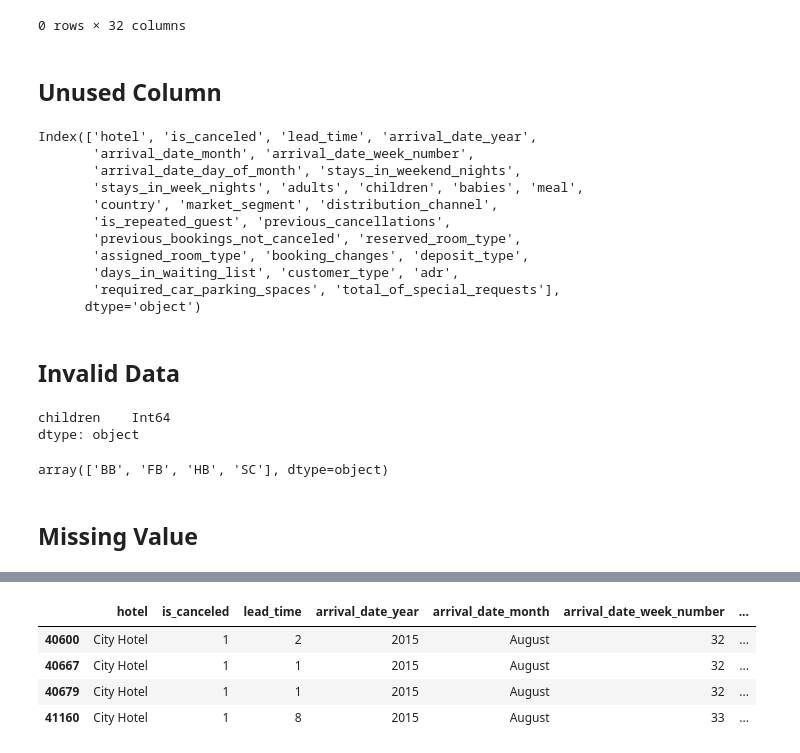
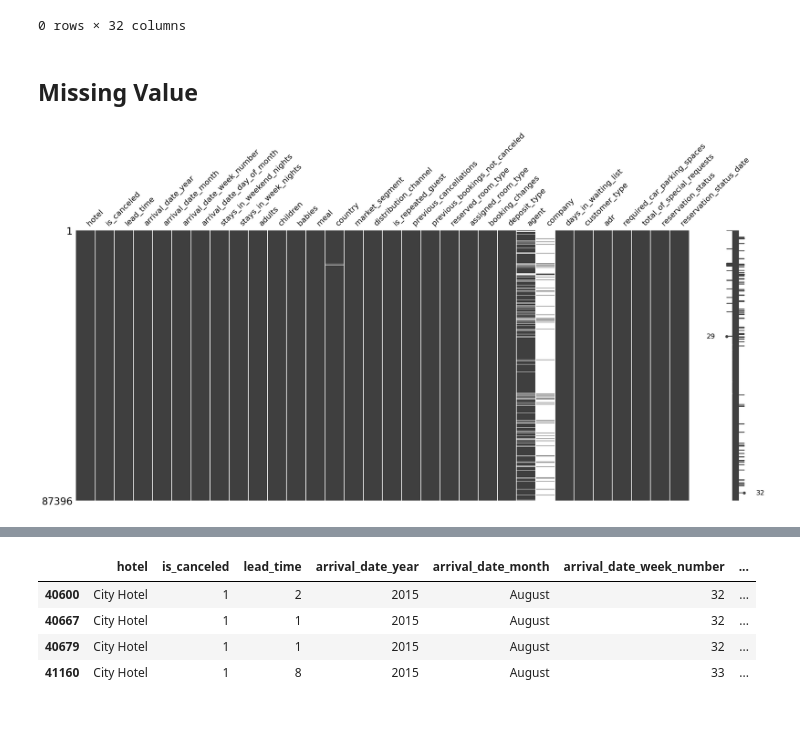
Before and after one commit to garudapaksi-yusuf/Hotel_Booking_Demand, a Jupyter notebook: Hotel_Bookings.ipynb, the cells around one changed output, grey strips where cells are left out. Saved outputs shown, nothing was run; the diff lists cells and outputs as text; code cells hidden in the pictures; blank space fills up the shorter version.

```diff
--- a/Hotel_Bookings.ipynb
+++ b/Hotel_Bookings.ipynb
@@ -249,41 +263,13 @@ df[df.duplicated()]
 # %% [output]
 |  | hotel | is_canceled | lead_time | arrival_date_year | arrival_date_month | arrival_date_week_number | ... |
 0 rows × 32 columns
-# %% [markdown]
-## Unused Column
-# %%
-# Dropping unused column
-df.drop(columns=['agent', 'company', 'reservation_status', 'reservation_status_date'], inplace=True)
-
-# Verifying process
-df.columns
-# %% [output]
-Index(['hotel', 'is_canceled', 'lead_time', 'arrival_date_year',
-       'arrival_date_month', 'arrival_date_week_number',
-       'arrival_date_day_of_month', 'stays_in_weekend_nights',
-       'stays_in_week_nights', 'adults', 'children', 'babies', 'meal',
-       'country', 'market_segment', 'distribution_channel',
-       'is_repeated_guest', 'previous_cancellations',
-       'previous_bookings_not_canceled', 'reserved_room_type',
-       'assigned_room_type', 'booking_changes', 'deposit_type',
-       'days_in_waiting_list', 'customer_type', 'adr',
-       'required_car_parking_spaces', 'total_of_special_requests'],
-      dtype='object')
-# %% [markdown]
-## Invalid Data
-# %%
-# Casting columns to their appropriate data type
-df = df.astype(dtype={'children': 'Int64'})
-
-# Replacing values in 'meal'
-df.replace(to_replace={'meal': {'Undefined': 'SC'}}, inplace=True)
-
-# Verifying process
-display(df[['children']].dtypes[1])
-display(df.meal.unique())
-# %% [output]
-children    Int64
-dtype: object
-array(['BB', 'FB', 'HB', 'SC'], dtype=object)
 # %% [markdown]
 ## Missing Value
+# %%
+# Plotting bar chart of nullity in dataset
+missingno.matrix(df=df)
+
+# Displaying chart
+plt.show()
+# %% [output]
+[figure, added]
```
Also changed, not shown: parts of 15 cells of this notebook.
